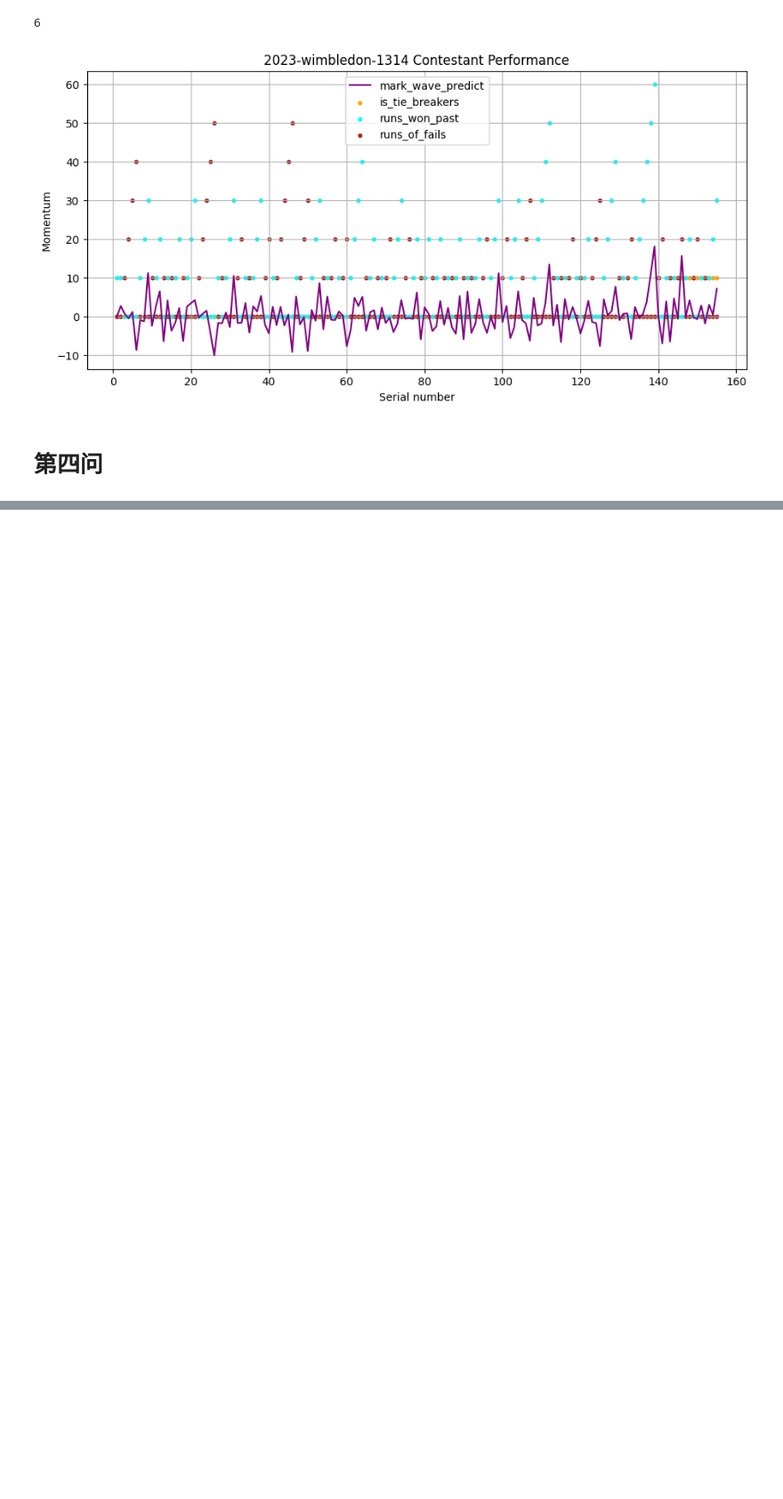
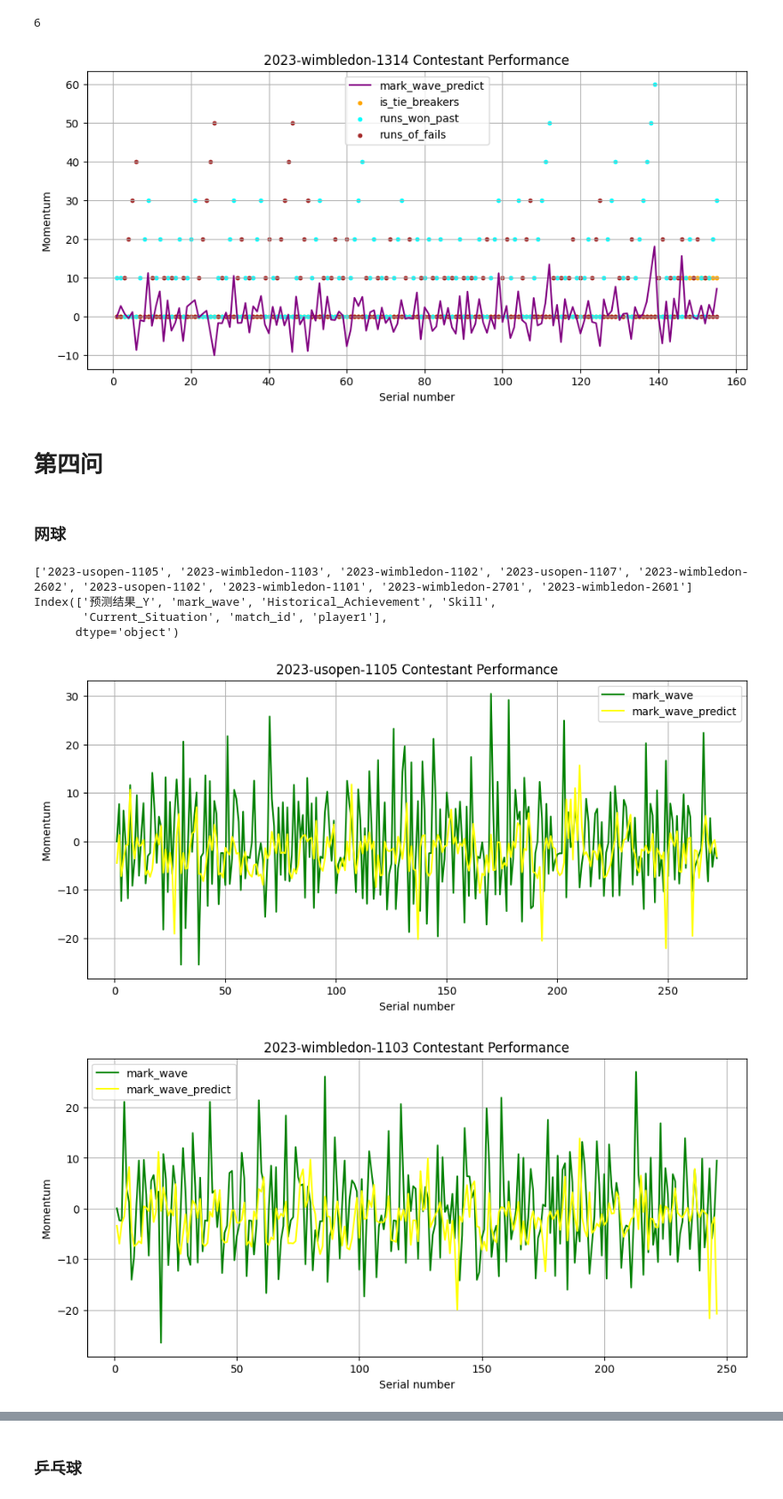
Before and after one commit to CSUST-Math-Team/MCM2024, a Jupyter notebook: 2-数据处理与分析/数据分析/代码/CODE.ipynb, the cells around one changed output, grey strips where cells are left out. Shown at 89% size. Drawn from its saved outputs; the diff is of its cells as text; code cells hidden in the pictures; blank space fills up the shorter version.

```diff
--- a/2-数据处理与分析/数据分析/代码/CODE.ipynb
+++ b/2-数据处理与分析/数据分析/代码/CODE.ipynb
@@ -523,3 +523,5 @@ Error
 [figure]
 # %% [markdown]
 # 第四问
+# %% [markdown]
+### 网球
@@ -525,0 +560,26 @@ Error
+# %%
+# 打开excel文件
+excel_file_path = "../材料/第四问/测试数据预测评估结果_所有网球.xlsx"
+# 读取Excel文件
+df = pd.read_excel(excel_file_path)
+
+# 预览数据
+# 获取该列的所有不重复的数据并进行统计
+unique_values_count = dict(df['match_id'].value_counts())
+macth_list=list(unique_values_count.keys())
+# 输出结果
+print(macth_list)
+print(df.columns)
+# %% [output]
+['2023-usopen-1105', '2023-wimbledon-1103', '2023-wimbledon-1102', '2023-usopen-1107', '2023-wimbledon-2602', '2023-usopen-1102', '2023-wimbledon-1101', '2023-wimbledon-2701', '2023-wimbledon-2601']
+Index(['预测结果_Y', 'mark_wave', 'Historical_Achievement', 'Skill',
+       'Current_Situation', 'match_id', 'player1'],
+      dtype='object')
+# %%
+# 遍历比赛列表
+for j in macth_list:
+    match_id=j
+    draw(df,match_id)
+# %% [output]
+[figure, added]
+[figure, added]
@@ -525,0 +593,2 @@ Error
+# %% [markdown]
+### 乒乓球
```
Also changed, not shown: parts of 4 cells of this notebook, 14 other files.
